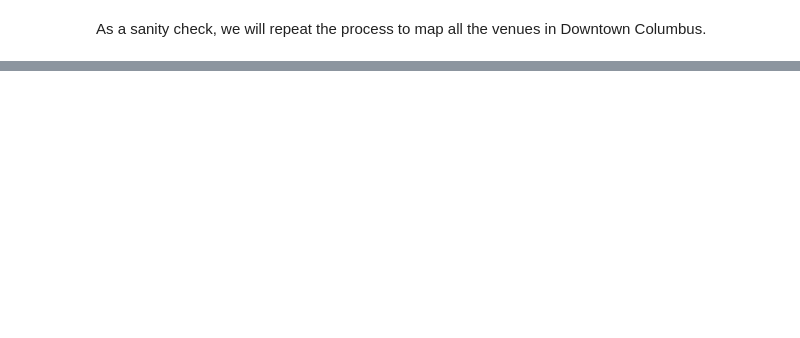
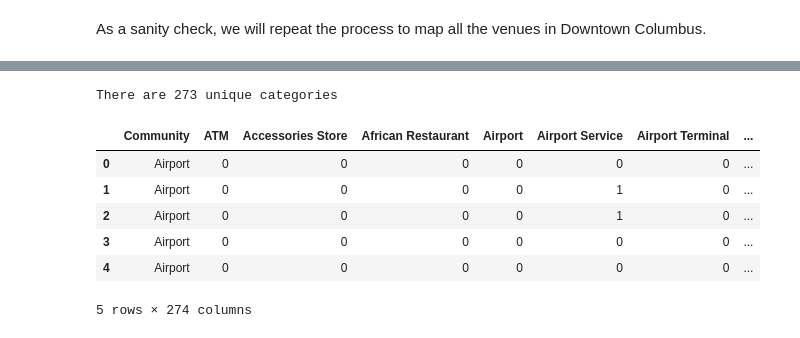
Before and after one commit to alexanderWhile/Coursera_Capstone, a Jupyter notebook: notebook.ipynb, the cells around one changed output, grey strips where cells are left out. Saved outputs shown, nothing was run; the diff lists cells and outputs as text; code cells hidden in the pictures; blank space fills up the shorter version.

```diff
--- a/notebook.ipynb
+++ b/notebook.ipynb
@@ -226,0 +350,22 @@ DOWNTOWN_MAP
+# %%
+print('There are {} unique categories'.format(len(COLUMBUS_VENUES['Venue Category'].unique())))
+# %% [output]
+There are 273 unique categories
+# %%
+COLUMBUS_ONEHOT = pd.get_dummies(COLUMBUS_VENUES[['Venue Category']],prefix="",prefix_sep="")
+
+COLUMBUS_ONEHOT['Community'] = COLUMBUS_VENUES['Community']
+
+cols = list(COLUMBUS_ONEHOT)
+cols.insert(0,cols.pop(cols.index('Community')))
+
+COLUMBUS_ONEHOT = COLUMBUS_ONEHOT.loc[:,cols]
+COLUMBUS_ONEHOT.head()
+# %% [output]
+|  | Community | ATM | Accessories Store | African Restaurant | Airport | Airport Service | Airport Terminal | ... |
+| 0 | Airport | 0 | 0 | 0 | 0 | 0 | 0 | ... |
+| 1 | Airport | 0 | 0 | 0 | 0 | 1 | 0 | ... |
+| 2 | Airport | 0 | 0 | 0 | 0 | 1 | 0 | ... |
+| 3 | Airport | 0 | 0 | 0 | 0 | 0 | 0 | ... |
+| 4 | Airport | 0 | 0 | 0 | 0 | 0 | 0 | ... |
+5 rows × 274 columns
```
Also changed, not shown: parts of 9 cells of this notebook.
